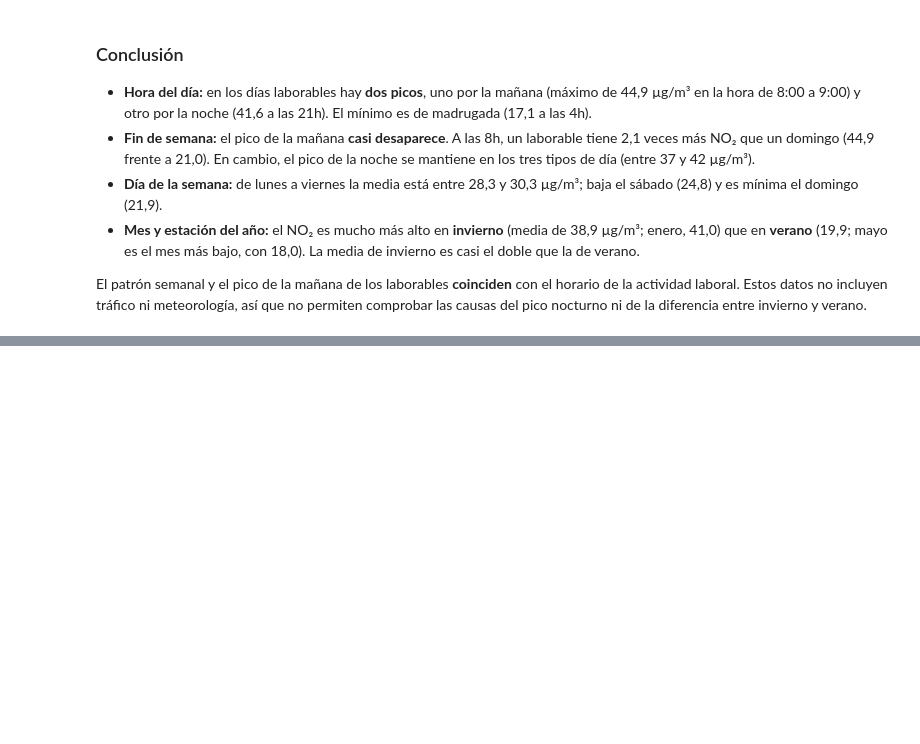
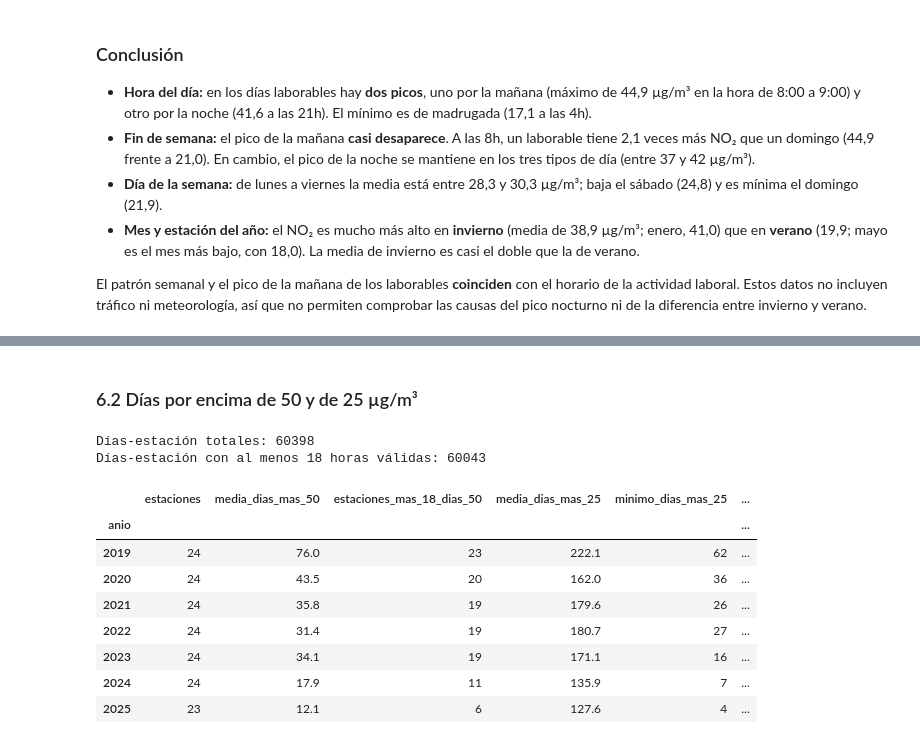
Before and after one commit to funki79/calidad-aire-madrid, a Jupyter notebook: notebooks/analisis.ipynb, the cells around one changed output, grey strips where cells are left out. Cells and saved outputs as stored; diff of their text form; code cells hidden in the pictures; blank space fills up the shorter version.

```diff
--- a/notebooks/analisis.ipynb
+++ b/notebooks/analisis.ipynb
@@ -624,0 +673,42 @@ pico nocturno ni de la diferencia entre invierno y verano.
+# %% [markdown]
+### 6.2 Días por encima de 50 y de 25 µg/m³
+# %%
+no2_limpio["dia"] = no2_limpio["fecha_hora"].dt.normalize()  # fecha sin la hora
+
+diarias = (
+    no2_limpio.groupby(["nombre_estacion", "dia"])["valor"]
+    .agg(media="mean", horas="size")
+    .reset_index()
+)
+print("Días-estación totales:", len(diarias))
+diarias = diarias[diarias["horas"] >= 18]  # criterio del 75 % de horas
+print("Días-estación con al menos 18 horas válidas:", len(diarias))
+diarias["anio"] = diarias["dia"].dt.year
+
+dias_por_estacion = diarias.groupby(["anio", "nombre_estacion"]).agg(
+    dias_validos=("media", "size"),
+    dias_mas_50=("media", lambda s: (s > 50).sum()),
+    dias_mas_25=("media", lambda s: (s > 25).sum()),
+)
+
+resumen_dias = dias_por_estacion.groupby("anio").agg(
+    estaciones=("dias_validos", "size"),
+    media_dias_mas_50=("dias_mas_50", "mean"),
+    estaciones_mas_18_dias_50=("dias_mas_50", lambda s: (s > 18).sum()),
+    media_dias_mas_25=("dias_mas_25", "mean"),
+    minimo_dias_mas_25=("dias_mas_25", "min"),
+    estaciones_mas_4_dias_25=("dias_mas_25", lambda s: (s > 4).sum()),
+)
+resumen_dias.round(1)
+# %% [output]
+Días-estación totales: 60398
+Días-estación con al menos 18 horas válidas: 60043
+|  | estaciones | media_dias_mas_50 | estaciones_mas_18_dias_50 | media_dias_mas_25 | minimo_dias_mas_25 | ... |
+| anio |  |  |  |  |  | ... |
+| 2019 | 24 | 76.0 | 23 | 222.1 | 62 | ... |
+| 2020 | 24 | 43.5 | 20 | 162.0 | 36 | ... |
+| 2021 | 24 | 35.8 | 19 | 179.6 | 26 | ... |
+| 2022 | 24 | 31.4 | 19 | 180.7 | 27 | ... |
+| 2023 | 24 | 34.1 | 19 | 171.1 | 16 | ... |
+| 2024 | 24 | 17.9 | 11 | 135.9 | 7 | ... |
+| 2025 | 23 | 12.1 | 6 | 127.6 | 4 | ... |
```
Also changed, not shown: parts of 7 cells of this notebook.
